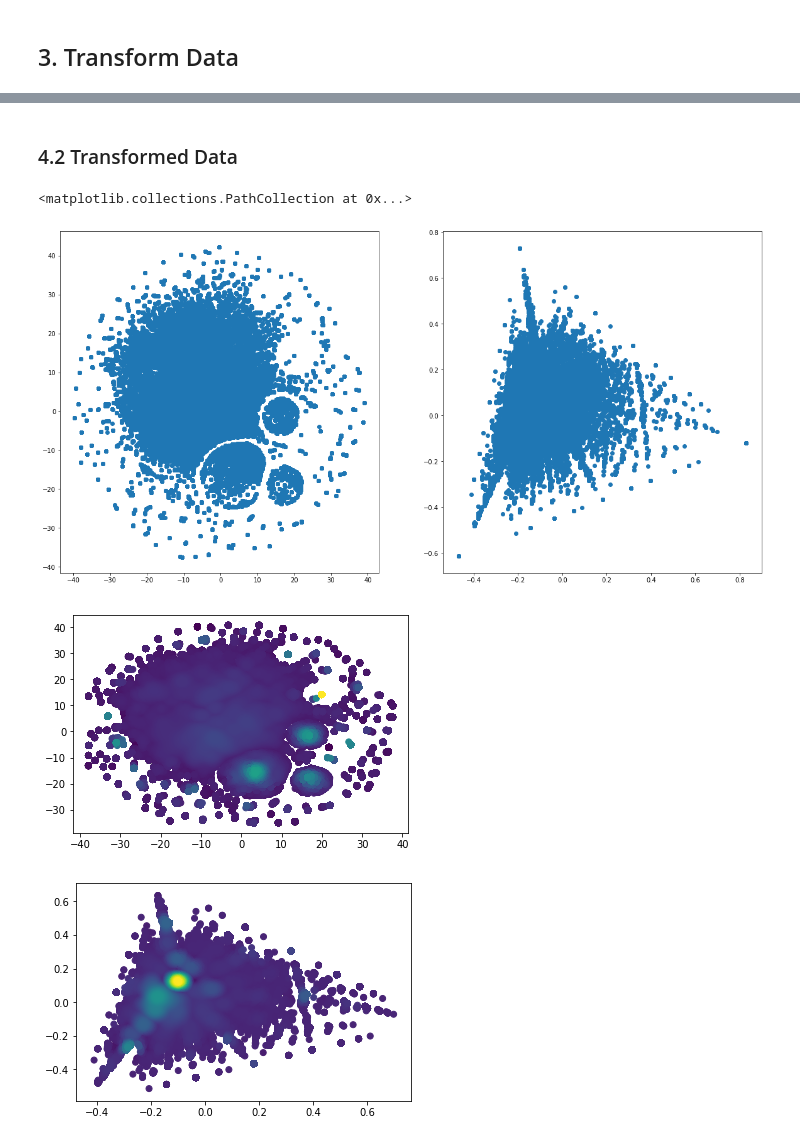
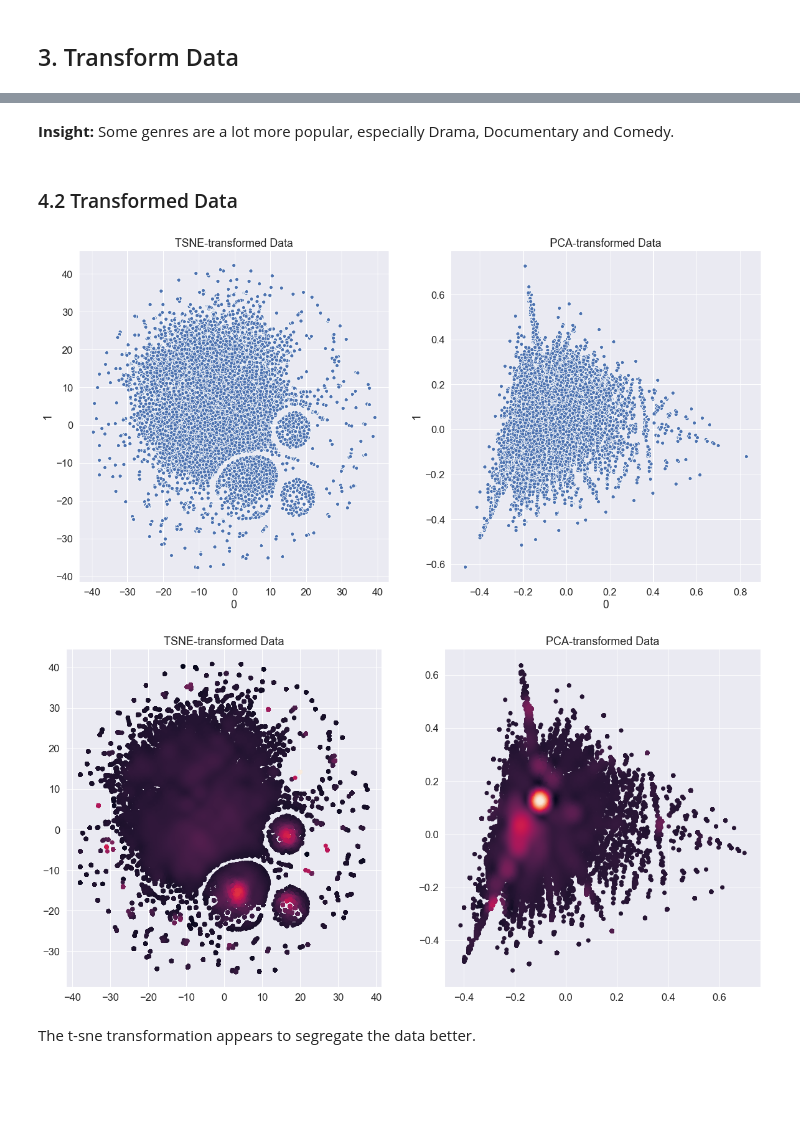
Before and after one commit to janapfeffer/DM_Project_MoviePrediction, a Jupyter notebook: Clustering Preprocessing.ipynb, the cells around one changed output, grey strips where cells are left out. Saved outputs shown, nothing was run; the diff lists cells and outputs as text; code cells hidden in the pictures; blank space fills up the shorter version.

Commit message:
cluster preprocessing: plots improved; kmeans experiments

```diff
--- a/Clustering Preprocessing.ipynb
+++ b/Clustering Preprocessing.ipynb
@@ -111,2 +118,7 @@ for genre in list(df_joined):
+# %% [markdown]
+<b>Insight:</b> Some genres are a lot more popular, especially Drama, Documentary and Comedy.
 # %% [markdown]
 ### 4.2 Transformed Data
+# %%
+df_tsne = pd.read_csv("tsne_allgenres.csv",header=None)
+df_pca = pd.read_csv("pca_allgenres.csv",header=None)
@@ -113,13 +129,18 @@ for genre in list(df_joined):
 # %%
 # create t-sne and pca plot
-plt.figure(figsize=(20, 10))
-plt.subplot(121)
-plt.scatter(a_tsne[:, 0], a_tsne[:, 1])
-plt.subplot(122)
-plt.scatter(a_pca[:, 0], a_pca[:, 1])
+# plt.figure(figsize=(20, 10))
+# plt.subplot(121)
+# plt.scatter(df_tsne[0], df_tsne[1])
+# plt.subplot(122)
+# plt.scatter(df_pca[0], df_pca[1])
+f, axes = plt.subplots(1, 2)
+plot1 = sb.scatterplot( x=df_tsne[0], y=df_tsne[1],  ax=axes[0])
+plot1.set(title="TSNE-transformed Data")
+plot2 = sb.scatterplot( x=df_pca[0], y=df_pca[1],  ax=axes[1])
+plot2.set(title="PCA-transformed Data")
+plt.show()
 # %% [output]
-<matplotlib.collections.PathCollection at 0x...>
-[figure, old version]
+[figure, new version]
 # %%
 # plot with density
 def density_scatter( x , y, ax = None, sort = True, bins = 20, **kwargs )   :
@@ -138,10 +159,14 @@ def density_scatter( x , y, ax = None, sort = True, bins = 20, **kwargs )   :
 
     ax.scatter( x, y, c=z, **kwargs )
     return ax
-density_scatter( a_tsne[:, 0], a_tsne[:, 1], bins = [30,30] )
+
+f, axes = plt.subplots(1, 2)
+plot1 = density_scatter( df_tsne[0], df_tsne[1], bins = [30,30], ax=axes[0])
+plot1.set(title="TSNE-transformed Data")
+plot2 = density_scatter( df_pca[0], df_pca[1], bins = [30,30], ax=axes[1])
+plot2.set(title="PCA-transformed Data")
 plt.show()
-density_scatter( a_pca[:, 0], a_pca[:, 1], bins = [30,30] )
-plt.show()
 # %% [output]
-[figure, old version]
+[figure, new version]
-[figure, removed]
+# %% [markdown]
+The t-sne transformation appears to segregate the data better.
```
Also changed, not shown: parts of 8 cells of this notebook, 1 other file.
